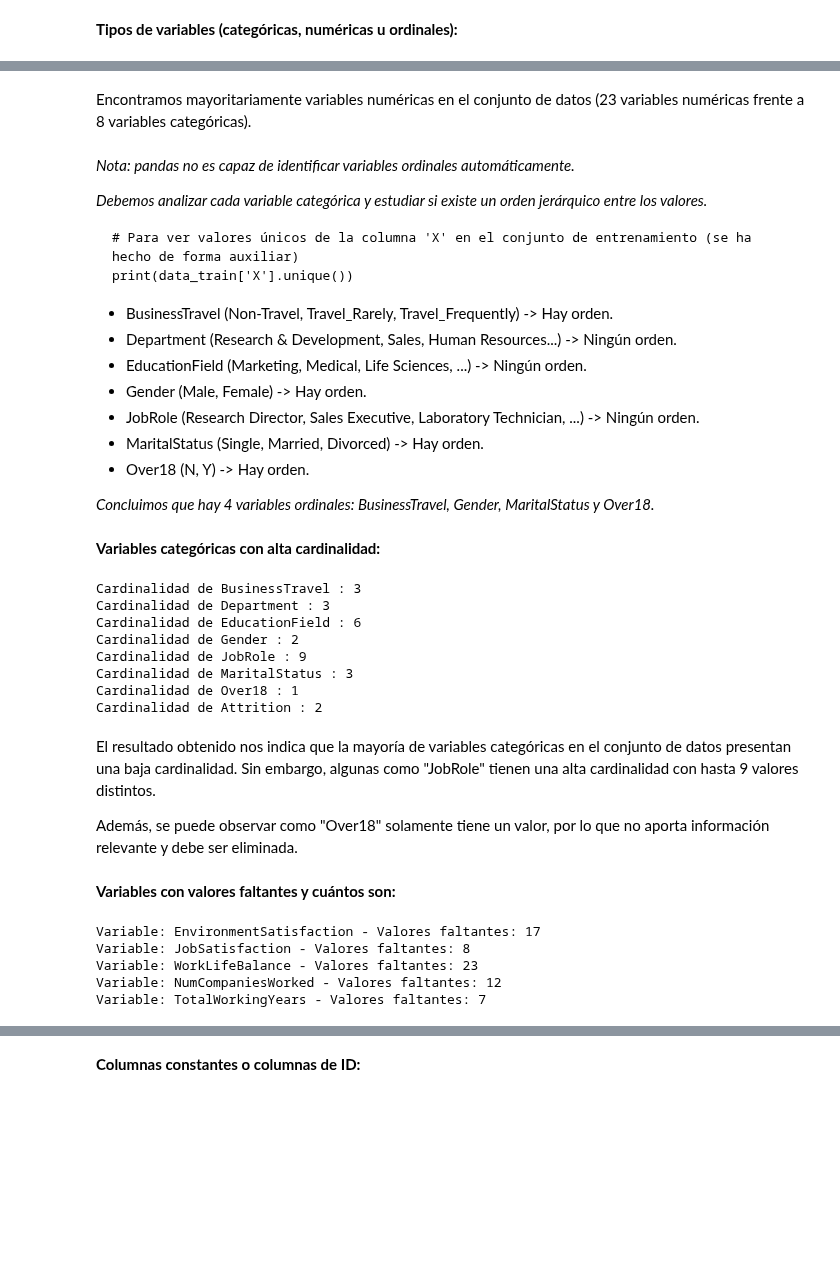
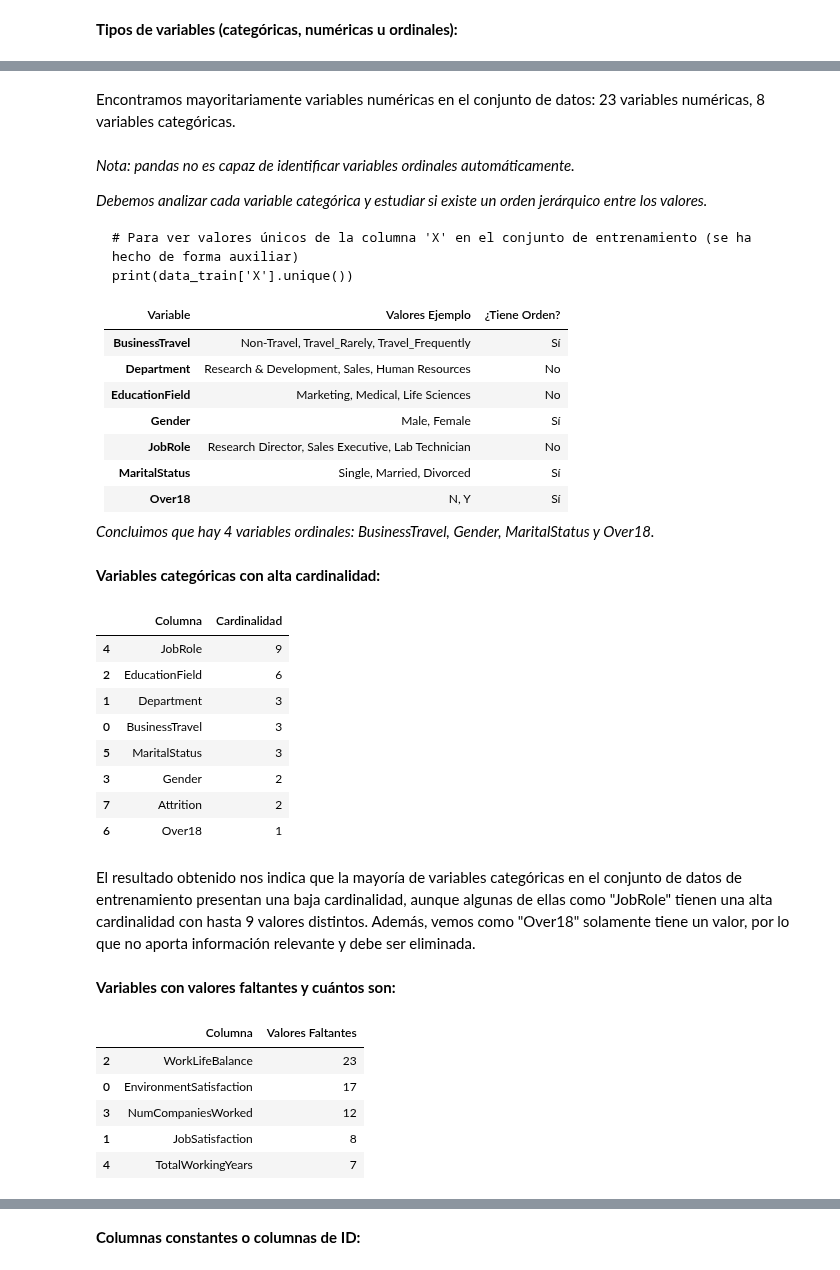
Before and after one commit to kevinMGII/Grupo7-Practica1, a Jupyter notebook: Grupo7_Practica1.ipynb, the cells around one changed output, grey strips where cells are left out. Drawn from its saved outputs; the diff is of its cells as text; code cells hidden in the pictures; blank space fills up the shorter version.

````diff
--- a/Grupo7_Practica1.ipynb
+++ b/Grupo7_Practica1.ipynb
@@ -84,5 +91,5 @@ Education                    int64
 # %% [markdown]
-Encontramos mayoritariamente variables numéricas en el conjunto de datos (23 variables numéricas frente a 8 variables categóricas).
+Encontramos mayoritariamente variables numéricas en el conjunto de datos: 23 variables numéricas, 8 variables categóricas.
 # %% [markdown]
 *Nota: pandas no es capaz de identificar variables ordinales automáticamente.*
 
@@ -95,52 +102,64 @@ Encontramos mayoritariamente variables numéricas en el conjunto de datos (23 va
 print(data_train['X'].unique())
 ```
 
+| Variable        | Valores Ejemplo                                           | ¿Tiene Orden? |
+|----------------|-----------------------------------------------------------|----------------|
+| **BusinessTravel** | Non-Travel, Travel_Rarely, Travel_Frequently              |  Sí           |
+| **Department**     | Research & Development, Sales, Human Resources            |  No           |
+| **EducationField** | Marketing, Medical, Life Sciences                         |  No           |
+| **Gender**         | Male, Female                                              |  Sí           |
+| **JobRole**        | Research Director, Sales Executive, Lab Technician        |  No           |
+| **MaritalStatus**  | Single, Married, Divorced                                 |  Sí           |
+| **Over18**         | N, Y                                                      |  Sí           |
 
-* BusinessTravel (Non-Travel, Travel_Rarely, Travel_Frequently) -> Hay orden.
-* Department (Research & Development, Sales, Human Resources...) -> Ningún orden.
-* EducationField (Marketing, Medical, Life Sciences, ...) -> Ningún orden.
-* Gender (Male, Female) -> Hay orden.
-* JobRole (Research Director, Sales Executive, Laboratory Technician, ...) -> Ningún orden.
-* MaritalStatus (Single, Married, Divorced) -> Hay orden.
-* Over18 (N, Y) -> Hay orden.
 
 *Concluimos que hay 4 variables ordinales: BusinessTravel, Gender, MaritalStatus y Over18.*
 # %% [markdown]
 **Variables categóricas con alta cardinalidad:**
 # %%
+cardinalidades = []
 for col in data_train.columns:                                                  # Recorremos las columnas del conjunto de datos: data_train
     tipo_columna = data_train[col].dtype                                        # Almacenamos en una variable el tipo de dato de la columna actual
     if tipo_columna == 'object' or tipo_columna.name == 'category':             # Check: ¿El tipo es un objeto, texto?, ¿El tipo es una categoría?
         valores_unicos = data_train[col].unique()                               # Almacenamos en una variable los valores únicos de esa categoría
         num_valores_unicos = len(valores_unicos)                                # Obtenemos la cantidad de valores únicos que hay
-        print("Cardinalidad de", col, ":", num_valores_unicos)                  # Mostramos la cardinalidad y el número de valores únicos por pantalla
+        cardinalidades.append((col, num_valores_unicos))                        # Guardamos nombre y cardinalidad
+
+dataframe_cardinalidad = pd.DataFrame(cardinalidades, columns=['Columna', 'Cardinalidad'])   # Creamos un dataframe con la información (Consideraciones Generales)
+dataframe_cardinalidad.sort_values(by='Cardinalidad', ascending=False, inplace=True)         # Ordenamos el dataframe por cardinalidad de forma descendente
+dataframe_cardinalidad                                                                       # Mostramos el dataframe
 # %% [output]
-Cardinalidad de BusinessTravel : 3
-Cardinalidad de Department : 3
-Cardinalidad de EducationField : 6
-Cardinalidad de Gender : 2
-Cardinalidad de JobRole : 9
-Cardinalidad de MaritalStatus : 3
-Cardinalidad de Over18 : 1
-Cardinalidad de Attrition : 2
+|  | Columna | Cardinalidad |
+| 4 | JobRole | 9 |
+| 2 | EducationField | 6 |
+| 1 | Department | 3 |
+| 0 | BusinessTravel | 3 |
+| 5 | MaritalStatus | 3 |
+| 3 | Gender | 2 |
+| 7 | Attrition | 2 |
+| 6 | Over18 | 1 |
 # %% [markdown]
-El resultado obtenido nos indica que la mayoría de variables categóricas en el conjunto de datos presentan una baja cardinalidad. Sin embargo, algunas como "JobRole" tienen una alta cardinalidad con hasta 9 valores distintos.
-
-Además, se puede observar como "Over18" solamente tiene un valor, por lo que no aporta información relevante y debe ser eliminada.
+El resultado obtenido nos indica que la mayoría de variables categóricas en el conjunto de datos de entrenamiento presentan una baja cardinalidad, aunque algunas de ellas como "JobRole" tienen una alta cardinalidad con hasta 9 valores distintos. Además, vemos como "Over18" solamente tiene un valor, por lo que no aporta información relevante y debe ser eliminada.
 # %% [markdown]
 **Variables con valores faltantes y cuántos son:**
 # %%
+faltantes = []
 for col in data_train.columns:                                                  # Recorremos las columnas del conjunto de datos: data_train
     contador_faltantes = 0                                                      # Inicializamos el contador de faltantes a 0
     for valor in data_train[col]:                                               # Recorremos los valores de la columna
         if valor is None or valor != valor:                                     # Check: ¿El valor es nulo (faltante)? Especial: valor != valor para detectar NaN
             contador_faltantes += 1                                             # Incrementamos el contador de faltantes en una unidad
     if contador_faltantes > 0:                                                  # Check: ¿Hay valores faltantes en esa columna?
-        print("Variable:", col, "- Valores faltantes:", contador_faltantes)     # Mostramos la variable con sus faltantes por pantalla
+        faltantes.append((col, contador_faltantes))                             # Guardamos nombre y faltantes
+
+dataframe_faltantes = pd.DataFrame(faltantes, columns=['Columna', 'Valores Faltantes'])    # Creamos un dataframe con la información (Consideraciones Generales)
+dataframe_faltantes.sort_values(by='Valores Faltantes', ascending=False, inplace=True)     # Ordenamos el dataframe por cardinalidad de forma descendente
+dataframe_faltantes                                                                        # Mostramos el dataframe
 # %% [output]
-Variable: EnvironmentSatisfaction - Valores faltantes: 17
-Variable: JobSatisfaction - Valores faltantes: 8
-Variable: WorkLifeBalance - Valores faltantes: 23
-Variable: NumCompaniesWorked - Valores faltantes: 12
-Variable: TotalWorkingYears - Valores faltantes: 7
+|  | Columna | Valores Faltantes |
+| 2 | WorkLifeBalance | 23 |
+| 0 | EnvironmentSatisfaction | 17 |
+| 3 | NumCompaniesWorked | 12 |
+| 1 | JobSatisfaction | 8 |
+| 4 | TotalWorkingYears | 7 |
 # %% [markdown]
````
Also changed, not shown: parts of 27 cells of this notebook.
